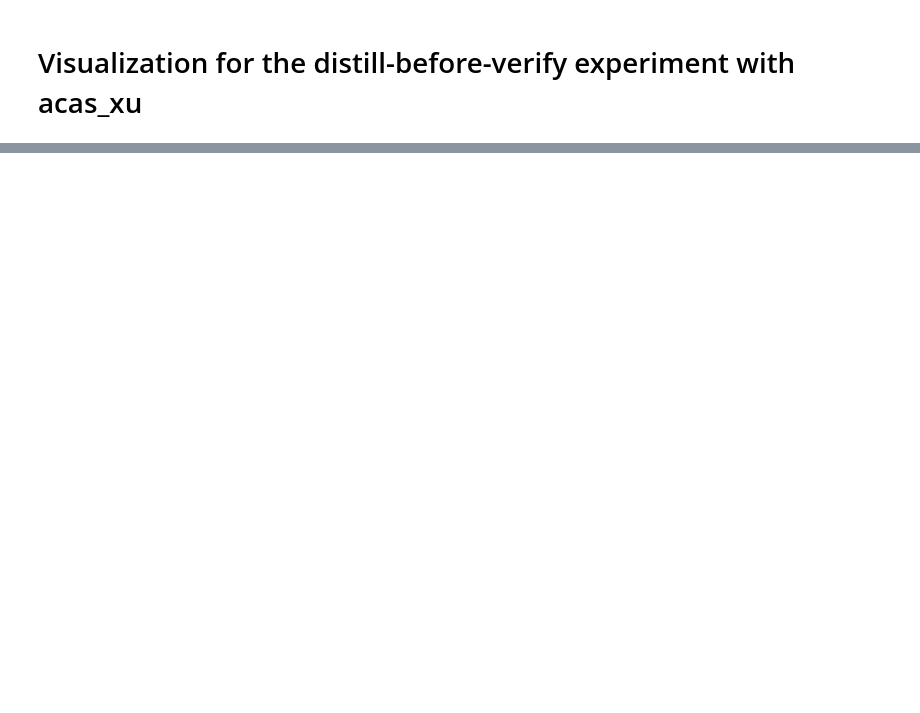
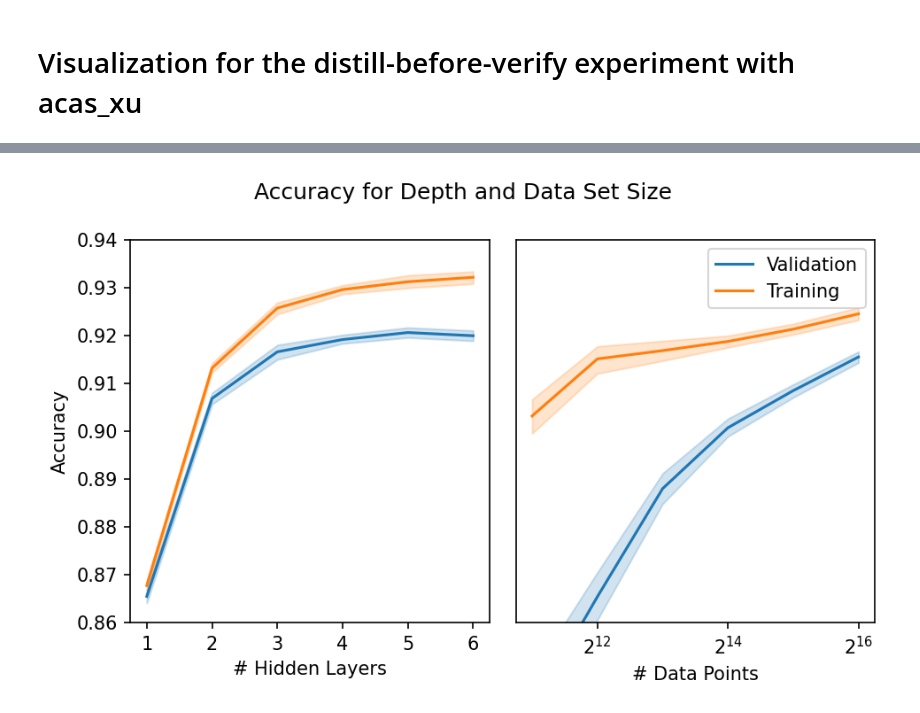
Before and after one commit to jordanperr/masters-thesis, a Jupyter notebook: notebooks/thesis_figures/acasxu-experiment-visualization.ipynb, the cells around one changed output, grey strips where cells are left out. Saved outputs shown, nothing was run; the diff lists cells and outputs as text; code cells hidden in the pictures; blank space fills up the shorter version.

```diff
--- a/notebooks/thesis_figures/acasxu-experiment-visualization.ipynb
+++ b/notebooks/thesis_figures/acasxu-experiment-visualization.ipynb
@@ -477,0 +12,9 @@ Name: val_categorical_accuracy, dtype: float64
+# %%
+
+experiment = "../../output_data/distill_before_verify_experiment/exp_summit_depth_11_06_2022"
+depth_results = pd.read_csv(f"{experiment}/results.csv")
+depth_results_teacher = pd.read_csv(f"{experiment}/results.teacher.csv")
+
+experiment = "../../output_data/distill_before_verify_experiment/exp_summit_ndata_11_06_2022"
+ndata_results = pd.read_csv(f"./{experiment}/results.csv")
+ndata_results_teacher = pd.read_csv(f"./{experiment}/results.teacher.csv")
@@ -477,0 +43,47 @@ Name: val_categorical_accuracy, dtype: float64
+# %%
+plt.figure(figsize=(6.5,4), dpi=150, tight_layout=True)
+plt.subplot(1,2,1)
+df = depth_results.melt(
+        id_vars="num_hidden_layers",
+        value_vars=("val_sparse_categorical_accuracy", "sparse_categorical_accuracy"))
+#df["value"] = 1/(1-df["value"])
+g = sns.lineplot(
+    data=df,
+    x="num_hidden_layers",
+    y="value",
+    hue="variable")
+    #err_style="bars")
+plt.xlabel("# Hidden Layers")
+plt.ylabel("Accuracy")
+g.set_ylim(0.86, 0.94)
+#g.set_xscale("log", base=2)
+#plt.title("Depth vs Accuracy")
+plt.gca().legend().set_visible(False)
+
+plt.subplot(1,2,2)
+df = ndata_results.rename({
+            "val_sparse_categorical_accuracy":"Validation",
+            "sparse_categorical_accuracy":"Training",
+        }, axis=1).melt(
+            id_vars="n_synthetic_data_points",
+            value_vars=("Validation", "Training")
+        )
+#df["value"] = 1-df["value"]
+g = sns.lineplot(
+    data=df,
+    x="n_synthetic_data_points",
+    y="value",
+    hue="variable")
+    #err_style="bars")
+plt.xlabel("# Data Points")
+plt.ylabel("Accuracy")
+plt.gca().get_yaxis().set_visible(False)
+g.get_legend().set_title(None)
+g.set_xscale("log", base=2)
+g.set_ylim(0.86, 0.94)
+#plt.title("# Data Points vs Accuracy")
+
+plt.suptitle("Accuracy for Depth and Data Set Size")
+plt.savefig("acasxu_experiment_accuracy_plot.pdf")
+# %% [output]
+[figure, added]
```
Also changed, not shown: parts of 50 cells of this notebook, 8 other files.
